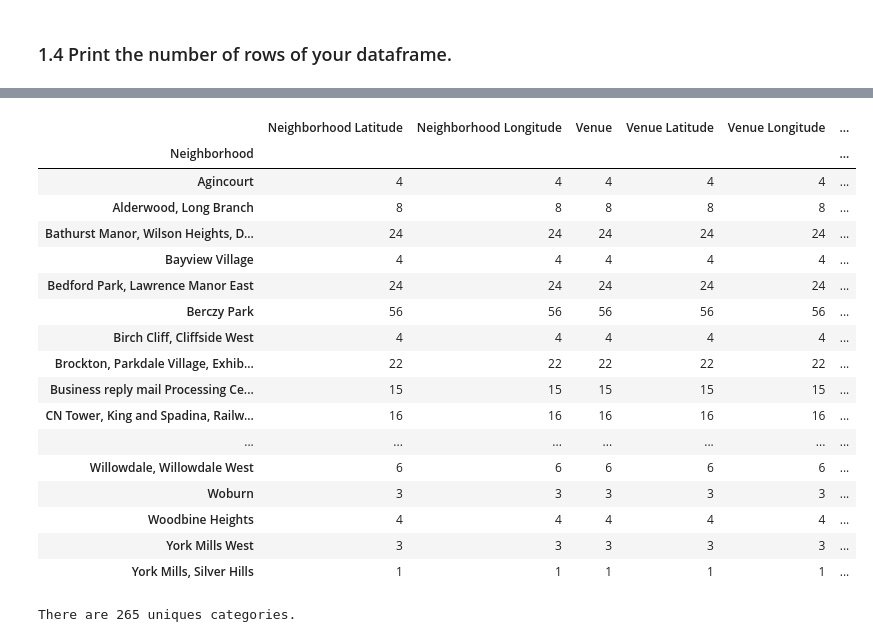
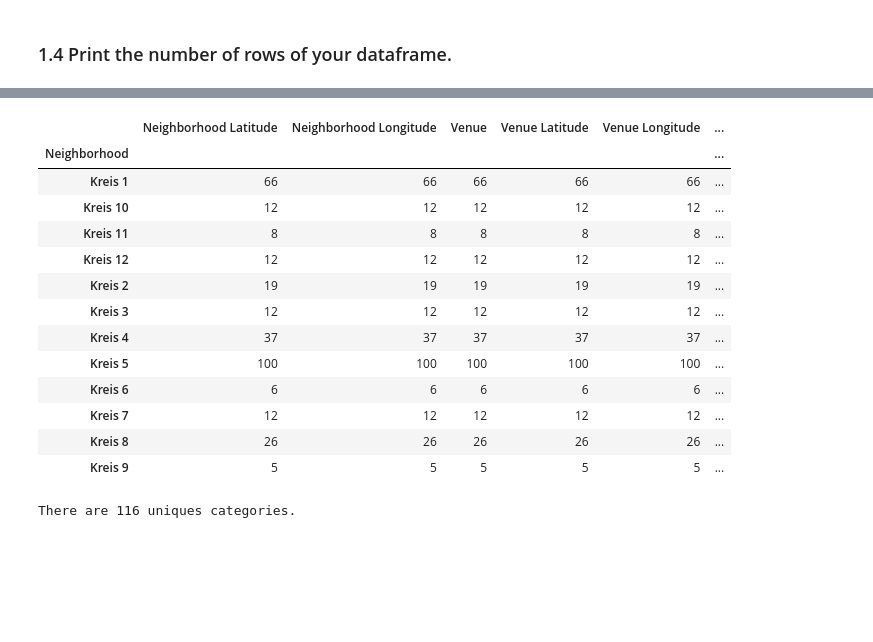
Before and after one commit to you-R-I/Coursera_Capstone, a Jupyter notebook: Coursera - Capstone Project - Week 3.ipynb, the cells around one changed output, grey strips where cells are left out. Cells and saved outputs as stored; diff of their text form; code cells hidden in the pictures; blank space fills up the shorter version.

```diff
--- a/Coursera - Capstone Project - Week 3.ipynb
+++ b/Coursera - Capstone Project - Week 3.ipynb
@@ -365,0 +336,21 @@ Latitude and longitude values of The Beaches are 43.67635739999999, -79.2930312.
+# %%
+df_zh.at[3,'Latitude'] = 47.3801
+df_zh.at[3,'Longitude'] = 8.5207
+# %%
+# create map of zh using latitude and longitude values
+map_zurich = folium.Map(location=[latitude, longitude], zoom_start=12)
+
+# add markers to map
+for lat, lng, borough, residents in zip(df_zh['Latitude'], df_zh['Longitude'], df_zh['Borough'], df_zh['Residents']):
+    label = '{}, {}'.format(residents, borough)
+    label = folium.Popup(label, parse_html=True)
+    folium.CircleMarker(
+        [lat, lng],
+        radius=5,
+        popup=label,
+        color='blue',
+        fill=True,
+        fill_color='#3186cc',
+        fill_opacity=0.7).add_to(map_zurich)
+
+map_zurich
@@ -365,0 +381,9 @@ Latitude and longitude values of The Beaches are 43.67635739999999, -79.2930312.
+# %%
+neighborhood_latitude = df_zh.loc[0, 'Latitude'] # neighborhood latitude value
+neighborhood_longitude = df_zh.loc[0, 'Longitude'] # neighborhood longitude value
+
+neighborhood_name = df_zh.loc[0, 'Borough'] # neighborhood name
+
+print('Latitude and longitude values of {} are {}, {}.'.format(neighborhood_name,
+                                                               neighborhood_latitude,
+                                                               neighborhood_longitude))
@@ -490,6 +517,7 @@ toronto_df.head()
 # %%
-toronto_venues = getNearbyVenues(names=toronto_df['Neighbourhood'],
-                                   latitudes=toronto_df['Latitude'],
-                                   longitudes=toronto_df['Longitude']
-                                  )
+zh_venues = getNearbyVenues(names=df_zh['Borough'],
+                            latitudes=df_zh['Latitude'],
+                            longitudes=df_zh['Longitude'],
+                            radius=500
+                           )
 # %% [output]
@@ -524,25 +558,21 @@ toronto_venues.head()
 # %%
-toronto_venues.groupby('Neighborhood').count()
+zh_venues.groupby('Neighborhood').count()
 # %% [output]
 |  | Neighborhood Latitude | Neighborhood Longitude | Venue | Venue Latitude | Venue Longitude | ... |
 | Neighborhood |  |  |  |  |  | ... |
-| Agincourt | 4 | 4 | 4 | 4 | 4 | ... |
-| Alderwood, Long Branch | 8 | 8 | 8 | 8 | 8 | ... |
-| Bathurst Manor, Wilson Heights, D... | 24 | 24 | 24 | 24 | 24 | ... |
-| Bayview Village | 4 | 4 | 4 | 4 | 4 | ... |
-| Bedford Park, Lawrence Manor East | 24 | 24 | 24 | 24 | 24 | ... |
-| Berczy Park | 56 | 56 | 56 | 56 | 56 | ... |
-| Birch Cliff, Cliffside West | 4 | 4 | 4 | 4 | 4 | ... |
-| Brockton, Parkdale Village, Exhib... | 22 | 22 | 22 | 22 | 22 | ... |
-| Business reply mail Processing Ce... | 15 | 15 | 15 | 15 | 15 | ... |
-| CN Tower, King and Spadina, Railw... | 16 | 16 | 16 | 16 | 16 | ... |
-| ... | ... | ... | ... | ... | ... | ... |
-| Willowdale, Willowdale West | 6 | 6 | 6 | 6 | 6 | ... |
-| Woburn | 3 | 3 | 3 | 3 | 3 | ... |
-| Woodbine Heights | 4 | 4 | 4 | 4 | 4 | ... |
-| York Mills West | 3 | 3 | 3 | 3 | 3 | ... |
-| York Mills, Silver Hills | 1 | 1 | 1 | 1 | 1 | ... |
+| Kreis 1 | 66 | 66 | 66 | 66 | 66 | ... |
+| Kreis 10 | 12 | 12 | 12 | 12 | 12 | ... |
+| Kreis 11 | 8 | 8 | 8 | 8 | 8 | ... |
+| Kreis 12 | 12 | 12 | 12 | 12 | 12 | ... |
+| Kreis 2 | 19 | 19 | 19 | 19 | 19 | ... |
+| Kreis 3 | 12 | 12 | 12 | 12 | 12 | ... |
+| Kreis 4 | 37 | 37 | 37 | 37 | 37 | ... |
+| Kreis 5 | 100 | 100 | 100 | 100 | 100 | ... |
+| Kreis 6 | 6 | 6 | 6 | 6 | 6 | ... |
+| Kreis 7 | 12 | 12 | 12 | 12 | 12 | ... |
+| Kreis 8 | 26 | 26 | 26 | 26 | 26 | ... |
+| Kreis 9 | 5 | 5 | 5 | 5 | 5 | ... |
 # %%
-print('There are {} uniques categories.'.format(len(toronto_venues['Venue Category'].unique())))
+print('There are {} uniques categories.'.format(len(zh_venues['Venue Category'].unique())))
 # %% [output]
-There are 265 uniques categories.
+There are 116 uniques categories.
```
Also changed, not shown: parts of 130 cells of this notebook.
